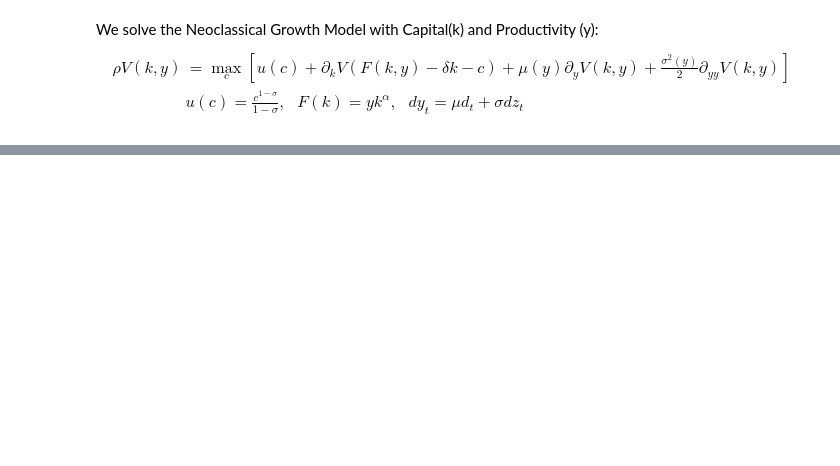
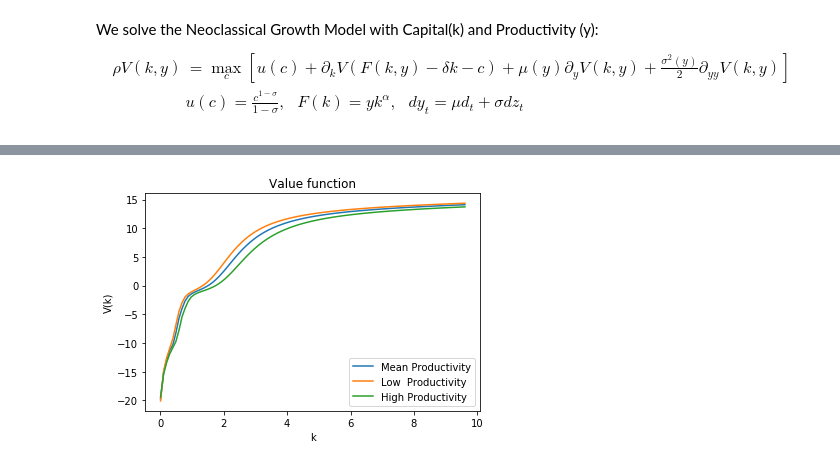
Before and after one commit to yniu87/ML_Macro, a Jupyter notebook: NGM2.ipynb, the cells around one changed output, grey strips where cells are left out. Saved outputs shown, nothing was run; the diff lists cells and outputs as text; code cells hidden in the pictures; blank space fills up the shorter version.

```diff
--- a/NGM2.ipynb
+++ b/NGM2.ipynb
@@ -140,4 +198,0 @@ ax.set_zlabel('z');
-# %%
-z_train = x1_train**2 + x2_train**2
-x_train = np.concatenate((x1_train, x2_train), axis=1)
-model.fit( x_train, z_train, epochs=50,validation_split = 0.2, verbose=1 ) # ,batch_size=5000
@@ -180,6 +199,20 @@ plt.show()
+# %%
+inputs = tf.Variable(x_train)
+
+with tf.GradientTape() as t1:
+    with tf.GradientTape() as t2:
+        output = inputs*inputs
+#         output = model(inputs)
+#      y = inputs * inputs * inputs
+    dV1 = t2.gradient(output, inputs)
+dV2 = t1.gradient(dV1, inputs).numpy()
+
+[dV_dk,dV_dy] = np.hsplit(dV1, 2)
+[d2V_dk2,d2V_dy2] = np.hsplit(dV2, 2)
 # %%
-update = 1
-dt = 5*1e-2
+counter = 1
+dt = 1*1e-2       # this is the learning rate for TD Reinforcement Learning
 criteria = 1e-2
 converge_error = 10
+error_history = []
 # %%
@@ -244 +281,25 @@ plt.show()
+# %%
+k_vec  = np.linspace(kmin, kmax, num=100).reshape(100,1)
+y_mean = np.ones(100).reshape(100,1)
+y_low  = ymin*np.ones(100).reshape(100,1)
+y_high = ymax*np.ones(100).reshape(100,1)
+
+z_mean = model.predict([np.concatenate((k_vec, y_mean), axis=1)])
+z_low  = model.predict([np.concatenate((k_vec, y_low ), axis=1)])
+z_high = model.predict([np.concatenate((k_vec, y_high), axis=1)])
+
+
+# plt.plot(k_vec,z_mean,k_vec,z_low,k_vec,z_high)
+
+plt.plot(k_vec,z_mean,label='Mean Productivity')
+plt.plot(k_vec,z_low, label='Low  Productivity')
+plt.plot(k_vec,z_high,label='High Productivity')
+
+plt.legend()
+plt.xlabel('k')
+plt.ylabel('V(k)')
+plt.title('Value function')
+plt.show()
+# %% [output]
+[figure, added]
 # %%
```
Also changed, not shown: parts of 15 cells of this notebook.
